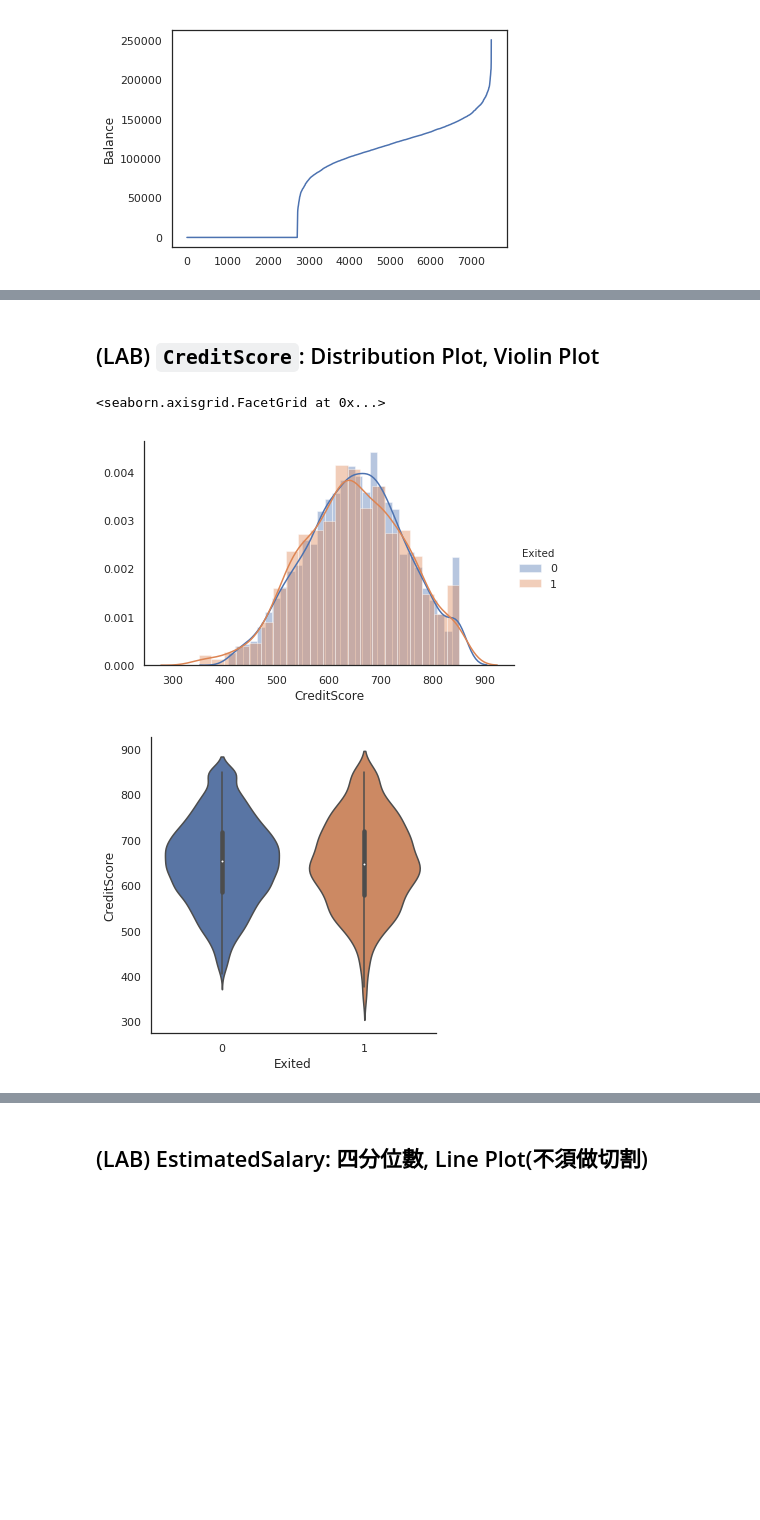
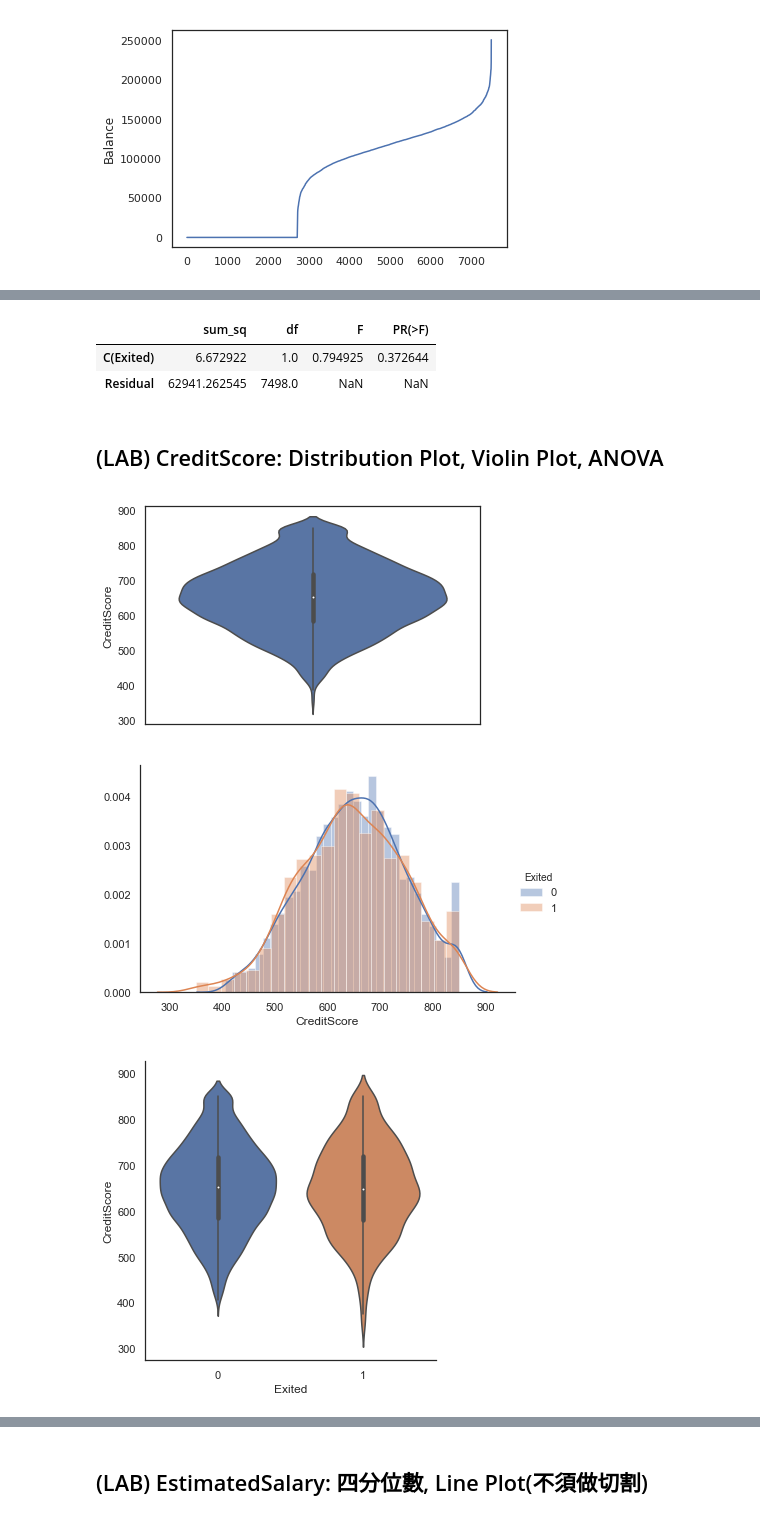
Before and after one commit to CloudMile/allianz_courses, a Jupyter notebook: use_case/solution/eda_finance_customer_churn.ipynb, the cells around one changed output, grey strips where cells are left out. Saved outputs shown, nothing was run; the diff lists cells and outputs as text; code cells hidden in the pictures; blank space fills up the shorter version.

```diff
--- a/use_case/solution/eda_finance_customer_churn.ipynb
+++ b/use_case/solution/eda_finance_customer_churn.ipynb
@@ -269,3 +300,3 @@ Name: Balance, dtype: float64
 # %%
-raw['IsBalanceZero'] = (raw.Balance == 0).astype(int)
+raw['HasBalance'] = (raw.Balance > 0).astype(int)
 # %%
@@ -292,12 +341,21 @@ plt.show()
+# %%
+anova("Tenure ~ C(Exited)", data=raw)
+# %% [output]
+|  | sum_sq | df | F | PR(>F) |
+| C(Exited) | 6.672922 | 1.0 | 0.794925 | 0.372644 |
+| Residual | 62941.262545 | 7498.0 | NaN | NaN |
 # %% [markdown]
-## (LAB) `CreditScore`: Distribution Plot, Violin Plot
+## (LAB) CreditScore: Distribution Plot, Violin Plot, ANOVA
 # %%
+sns.violinplot(raw.CreditScore, orient='v')
+plt.show()
+
 g = sns.FacetGrid(data=raw, hue='Exited', height=4, aspect=1.5)
 g.map(sns.distplot, 'CreditScore').add_legend()
 
 sns.catplot(x='Exited', y='CreditScore', kind='violin', data=raw)
 plt.show()
 # %% [output]
-<seaborn.axisgrid.FacetGrid at 0x...>
-[figure, old version]
+[figure, new version]
-[figure, old version]
+[figure, new version]
+[figure, added]
```
Also changed, not shown: parts of 49 cells of this notebook, 5 other files.
